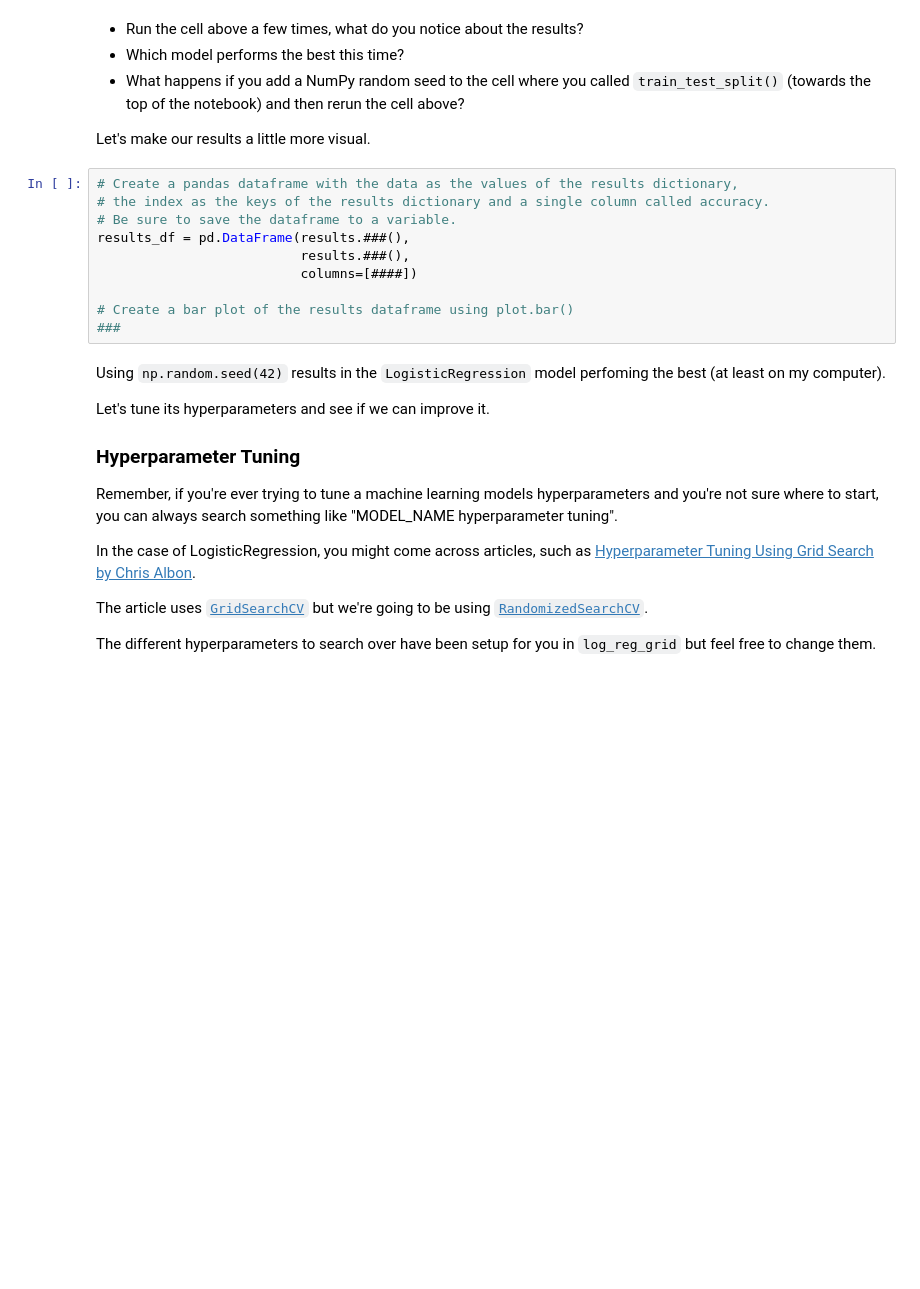
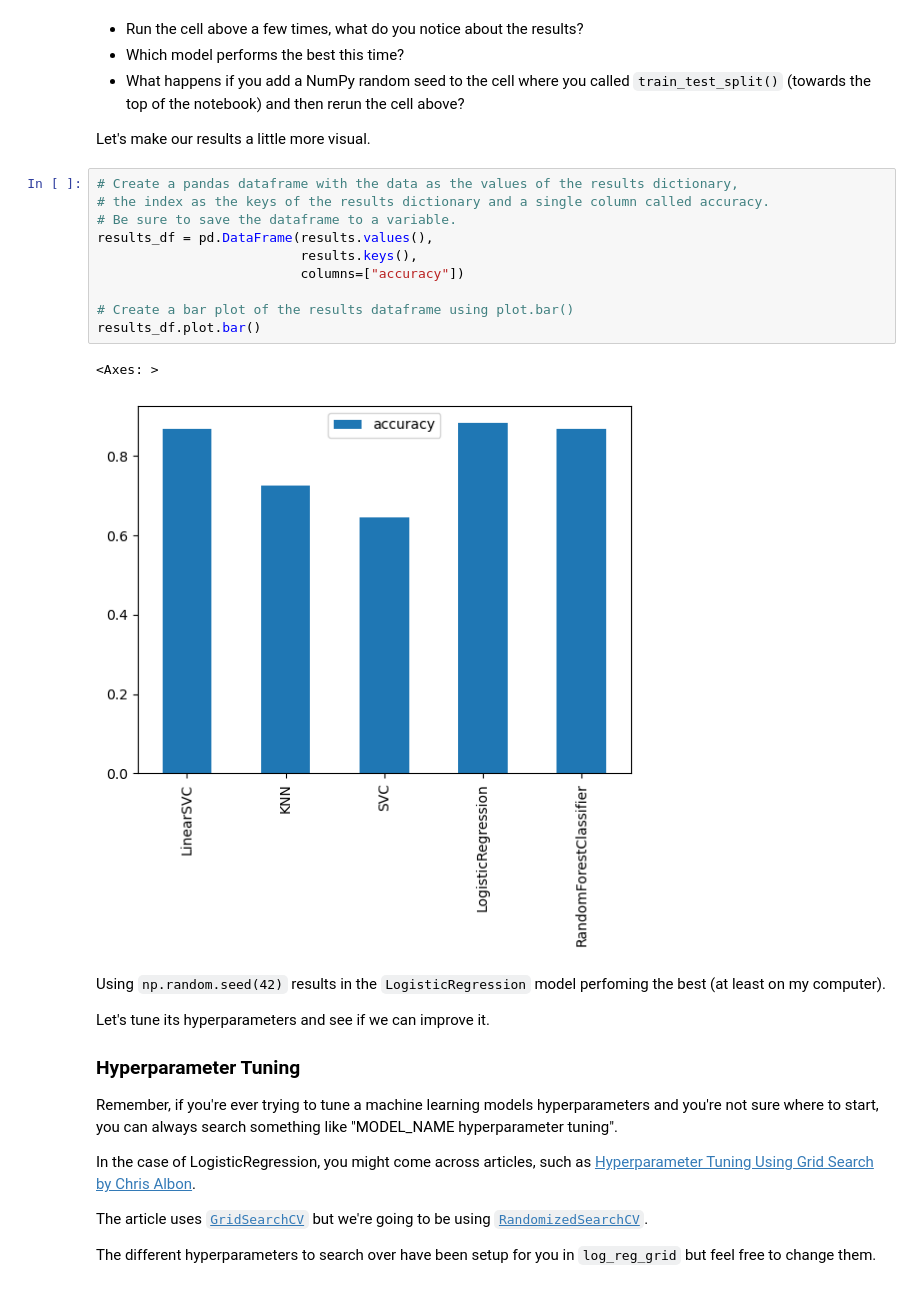
Before and after one commit to ubeydgur/zero-to-mastery-ml, a Jupyter notebook: tutorial/scikit-learn/scikit-learn-exercises.ipynb, the cells around one changed output. Saved outputs shown, nothing was run; the diff lists cells and outputs as text; blank space fills up the shorter version.

```diff
--- a/tutorial/scikit-learn/scikit-learn-exercises.ipynb
+++ b/tutorial/scikit-learn/scikit-learn-exercises.ipynb
@@ -273,13 +273,16 @@ Let's make our results a little more visual.
 # %%
 # Create a pandas dataframe with the data as the values of the results dictionary,
 # the index as the keys of the results dictionary and a single column called accuracy.
 # Be sure to save the dataframe to a variable.
-results_df = pd.DataFrame(results.###(),
-                          results.###(),
-                          columns=[####])
+results_df = pd.DataFrame(results.values(),
+                          results.keys(),
+                          columns=["accuracy"])
 
 # Create a bar plot of the results dataframe using plot.bar()
-###
+results_df.plot.bar()
+# %% [output]
+<Axes: >
+[figure, added]
 # %% [markdown]
 Using `np.random.seed(42)` results in the `LogisticRegression` model perfoming the best (at least on my computer).
 
```
Also changed, not shown: parts of 38 cells of this notebook.
